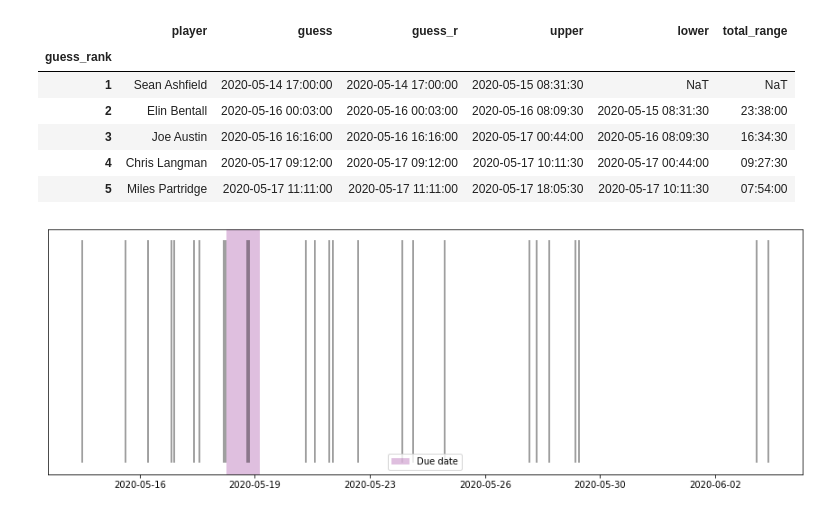
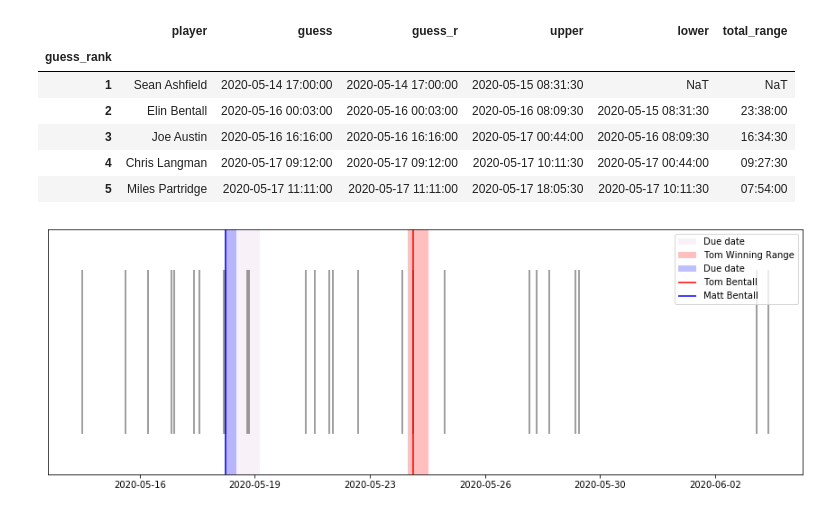
Before and after one commit to willcanniford/python-notes, a Jupyter notebook: baby_sweepstake/graph_guesses.ipynb, the cells around one changed output. Saved outputs shown, nothing was run; the diff lists cells and outputs as text; code cells hidden in the pictures.

Commit message:
Add plots showing distribution over time and date

```diff
--- a/baby_sweepstake/graph_guesses.ipynb
+++ b/baby_sweepstake/graph_guesses.ipynb
@@ -190,14 +190,37 @@ joined.head()
 # %%
 fig, ax = plt.subplots(figsize=(15,5))
 ax.vlines(joined.guess, ymin=1, ymax=2, alpha=0.5)
+ax.vlines(joined[joined.player == 'Tom Bentall '].iloc[0, 1],
+          ymin=0,
+          ymax=4,
+          label='Tom Bentall',
+          color='red')
+ax.vlines(joined[joined.player == 'Matt Bentall'].iloc[0, 1],
+          ymin=0,
+          ymax=4,
+          label='Matt Bentall',
+          color='blue')
 ax.set_yticks([])
 ax.set_xticks(pd.date_range('2020-05-13', '2020-06-06', 8))
-plt.axvspan(datetime.datetime(2020, 5, 19),
+ax.set_ylim([0.75, 2.25])
+
+ax.axvspan(datetime.datetime(2020, 5, 19),
             datetime.datetime(2020, 5, 20),
             facecolor='purple',
+            alpha=0.05,
+            label = 'Due date')
+ax.axvspan(joined[joined.player == 'Tom Bentall '].lower.max(),
+            joined[joined.player == 'Tom Bentall '].upper.max(),
+            facecolor='red',
+            alpha=0.25,
+            label = 'Tom Winning Range')
+ax.axvspan(joined[joined.player == 'Matt Bentall'].lower.max(),
+            joined[joined.player == 'Matt Bentall'].upper.max(),
+            facecolor='blue',
             alpha=0.25,
             label = 'Due date')
-ax.legend(loc='lower center')
+
+ax.legend(loc='upper right')
 plt.show()
 # %% [output]
-[figure, old version]
+[figure, new version]
```
Also changed, not shown: parts of 2 cells of this notebook.
